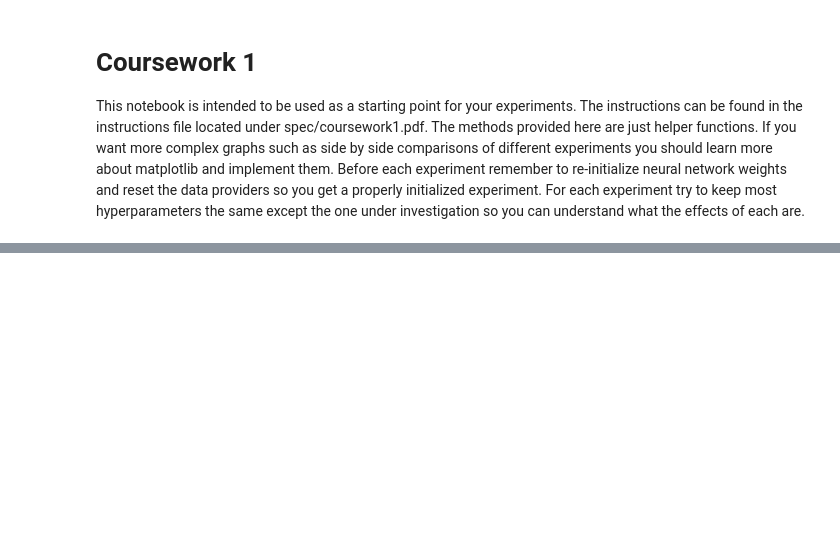
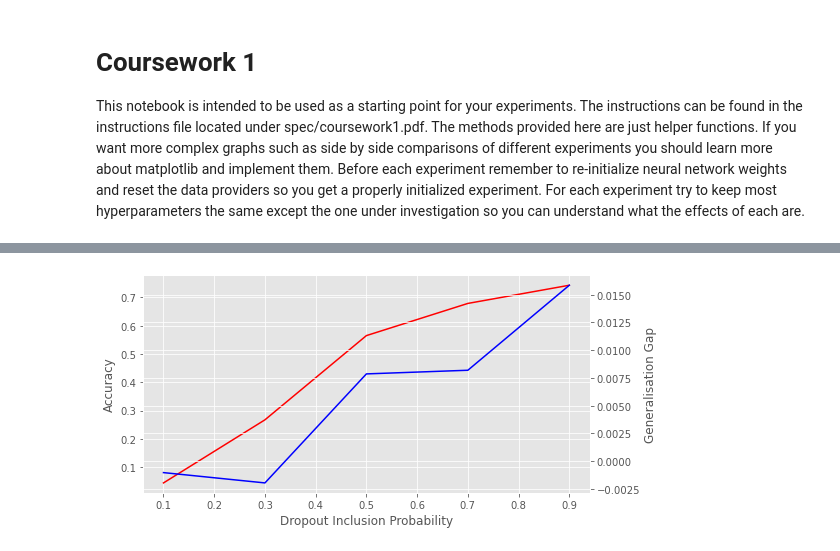
Before and after one commit to KareemAlaa2001/mlpractical-sem1, a Jupyter notebook: notebooks/Coursework_1.ipynb, the cells around one changed output, grey strips where cells are left out. Drawn from its saved outputs; the diff is of its cells as text; code cells hidden in the pictures; blank space fills up the shorter version.

Commit message:
WIP Dropout experiments

```diff
--- a/notebooks/Coursework_1.ipynb
+++ b/notebooks/Coursework_1.ipynb
@@ -18,7 +18,7 @@ def train_model_and_plot_stats(
     optimiser = Optimiser(
         model, error, learning_rule, train_data, valid_data, data_monitors, notebook=notebook)
 
-    # Run the optimiser for 5 epochs (full passes through the training set)
+    # Run the optimiser for num epochs (full passes through the training set)
     # printing statistics every epoch.
     stats, keys, run_time = optimiser.train(num_epochs=num_epochs, stats_interval=stats_interval)
 
@@ -41,6 +41,22 @@ def train_model_and_plot_stats(
     ax_2.set_xlabel('Epoch number')
 
     return stats, keys, run_time, fig_1, ax_1, fig_2, ax_2
+
+def train_model_and_return_performances(
+    model, error, learning_rule, train_data, valid_data, num_epochs, stats_interval, notebook=True):
+
+    data_monitors={'acc': lambda y, t: (y.argmax(-1) == t.argmax(-1)).mean()}
+
+    optimiser = Optimiser(
+        model, error, learning_rule, train_data, valid_data, data_monitors, notebook=notebook)
+
+    stats, keys, run_time = optimiser.train(num_epochs=num_epochs, stats_interval=stats_interval)
+
+    statsToReturn = []
+
+    for k in ['error(train)', 'error(valid)', 'acc(train)', 'acc(valid)']:
+        statsToReturn.append(stats[1:, keys[k]])
+    return statsToReturn
 # %%
 # The below code will set up the data providers, random number
 # generator and logger objects needed for training runs. As
@@ -101,0 +372,67 @@ _ = train_model_and_plot_stats(
+# %%
+from mlp.layers import DropoutLayer
+
+# l2pen = L2Penalty(0.001)
+learning_rate = 0.1
+num_epochs = 1
+stats_interval = 1
+input_dim, output_dim, hidden_dim = 784, 47, 128
+
+weights_init = GlorotUniformInit(rng=rng)
+biases_init = ConstantInit(0.)
+
+error = CrossEntropySoftmaxError()
+# Use a basic gradient descent learning rule
+learning_rule = AdamLearningRule()
+
+generalisation_gaps = []
+validation_accs = []
+
+dropout_values = [0.1, 0.3, 0.5, 0.7, 0.9]
+
+for dropout in dropout_values:
+    layers = [
+        AffineLayer(input_dim, hidden_dim, weights_init, biases_init),
+        ReluLayer(),
+        DropoutLayer(incl_prob=dropout, rng=rng),
+        AffineLayer(hidden_dim, hidden_dim, weights_init, biases_init),
+        ReluLayer(),
+        DropoutLayer(incl_prob=dropout, rng=rng),
+        AffineLayer(hidden_dim, hidden_dim, weights_init, biases_init),
+        ReluLayer(),
+        DropoutLayer(incl_prob=dropout, rng=rng),
+        AffineLayer(hidden_dim, output_dim, weights_init, biases_init)
+    ]
+
+    model = MultipleLayerModel(layers)
+
+    err_train, err_valid, acc_train, acc_valid = train_model_and_return_performances(
+        model, error, learning_rule, train_data, valid_data, num_epochs, stats_interval, notebook=True)
+
+    validation_accs.append(acc_valid[-1])
+    generalisation_gaps.append(err_valid[-1] - err_train[-1])
+
+fig_1 = plt.figure(figsize=(8,4))
+
+ax_1 = fig_1.add_subplot(111)
+
+ax_1.set_xlabel('Dropout Inclusion Probability')
+ax_1.set_ylabel('Accuracy')
+
+twin = ax_1.twinx()
+twin.set_ylabel('Generalisation Gap')
+
+p1, = ax_1.plot(dropout_values, validation_accs, "r-", label="Val. Acc.")
+p2, = twin.plot(dropout_values, generalisation_gaps, "b-", label="Gap")
+
+ax_1.legend(handles= [p1,p2])
+fig_1.tight_layout()
+plt.show()
+
+fig_1.savefig('dropoutfig.pdf')
+# fig_2.savefig('depthfig2.pdf')
+
+
+print(validation_accs)
+print(generalisation_gaps)
+# %% [output]
@@ -101,0 +450 @@ _ = train_model_and_plot_stats(
+[figure, added]
```
Also changed, not shown: parts of 10 cells of this notebook, 1 other file.
